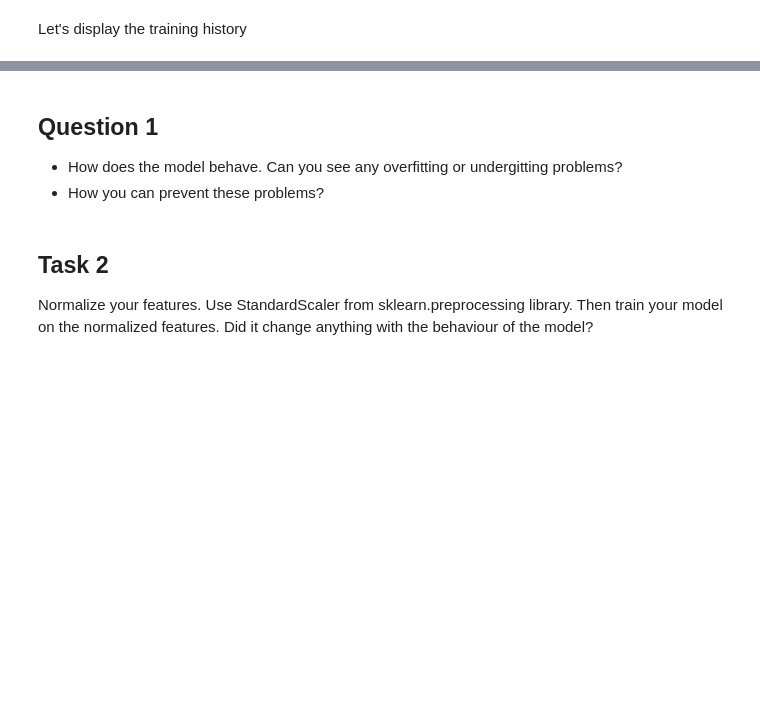
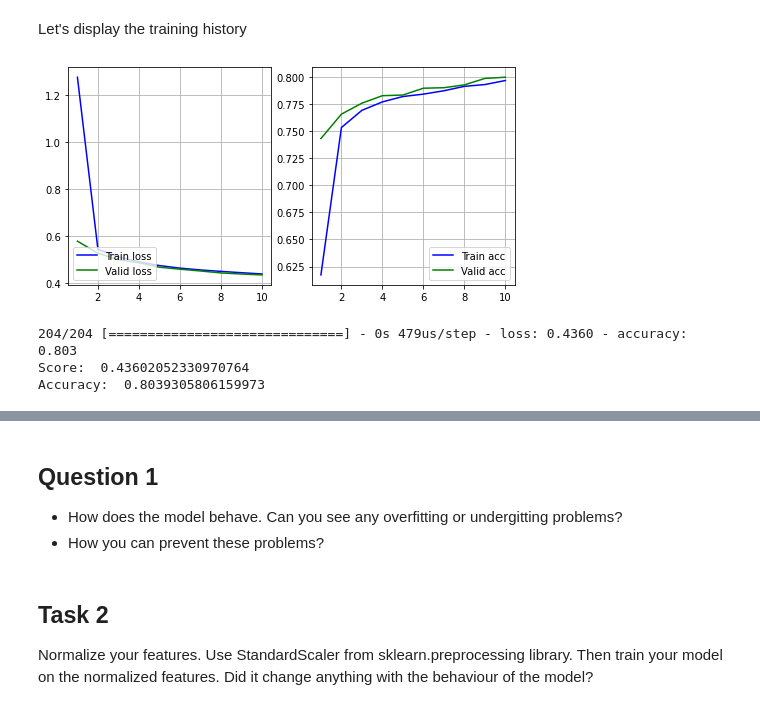
Before and after one commit to sobson125/Machine-Learning, a Jupyter notebook: Studies/Keras Basics/census_keras_empty.ipynb, the cells around one changed output, grey strips where cells are left out. Drawn from its saved outputs; the diff is of its cells as text; code cells hidden in the pictures; blank space fills up the shorter version.

```diff
--- a/Studies/Keras Basics/census_keras_empty.ipynb
+++ b/Studies/Keras Basics/census_keras_empty.ipynb
@@ -99,3 +242,15 @@ Let's split the dataset into features and labels first.
 ### Train test split
 #### NOTE: This time we want to split the data into 3 datasets
 Split ratio: 60, 20, 20
+# %%
+from sklearn.model_selection import train_test_split
+X_train, X_test, y_train, y_test = train_test_split(X,y,test_size=0.4,stratify=y, random_state=1)
+
+X_valid, X_test, y_valid, y_test = train_test_split(X_test,y_test,test_size=0.5,stratify=y_test, random_state=1)
+
+print("X train shape: ", X_train.shape)
+print("y train shape: ", y_train.shape)
+print("X valid shape: ", X_valid.shape)
+print("y valid shape: ", y_valid.shape)
+print("X test shape: ", X_test.shape)
+print("y test shape: ", y_test.shape)
@@ -107,3 +273,13 @@ Import modules
 ## Building model
 # %% [markdown]
 Let's define the hyperparameters first
+# %%
+CELLS_1 = 32
+CELLS_2 = 8
+
+LEARNING_RATE = 0.001
+EPOCHS = 10
+BATCH_SIZE = 128
+
+NR_INPUTS = X_train.shape[1]
+NR_INPUTS
@@ -110,2 +288,11 @@ Let's define the hyperparameters first
 # %% [markdown]
 Now we may build the model
+# %%
+model = Sequential()
+model.add(Dense(CELLS_1, input_shape=[NR_INPUTS,], activation='relu'))
+model.add(Dense(CELLS_2, activation='relu'))
+model.add(Dense(1, activation="sigmoid"))
+
+optimizer = optimizers.Adam()
+model.compile(loss="binary_crossentropy", optimizer=optimizer, metrics="accuracy")
+model.summary()
@@ -111,0 +314,2 @@ Now we may build the model
+# %%
+history = model.fit(X_train, y_train, validation_data=(X_valid,y_valid), batch_size=BATCH_SIZE, epochs=EPOCHS)
@@ -147,6 +372,18 @@ def plot_train_valid_history(history):
         plt.legend(loc='lower left');
         plt.grid(True)
     plt.show()
+# %%
+plot_train_valid_history(history)
+# %% [output]
+[figure, added]
+# %%
+score, acc = model.evaluate(X_test, y_test)
+print("Score: ", score)
+print("Accuracy: ", acc)
+# %% [output]
+204/204 [==============================] - 0s 479us/step - loss: 0.4360 - accuracy: 0.803
+Score:  0.43602052330970764
+Accuracy:  0.8039305806159973
 # %% [markdown]
 ## Task 1
 Create, train and test a model with following parameters:
```
Also changed, not shown: parts of 31 cells of this notebook, 1 other file.
